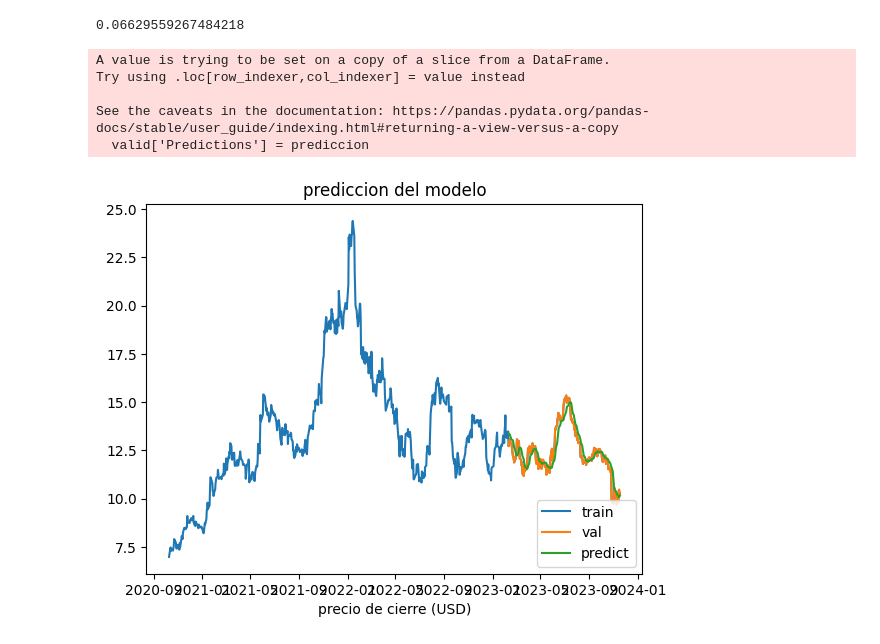
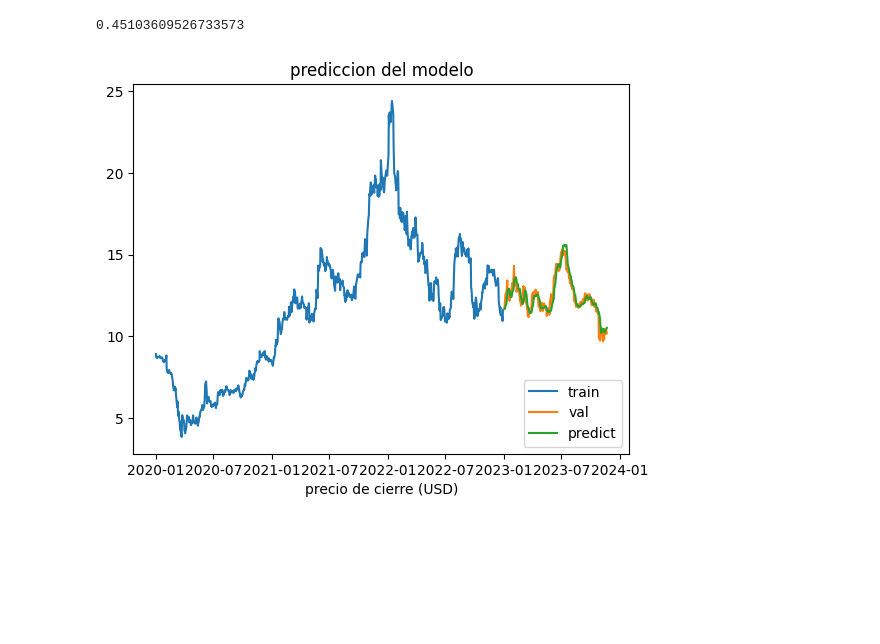
Before and after one commit to NahuelBarriga/IA2023, a Jupyter notebook: Redes Neuronales/TpFinal.ipynb, the cells around one changed output. Drawn from its saved outputs; the diff is of its cells as text; code cells hidden in the pictures; blank space fills up the shorter version.

```diff
--- a/Redes Neuronales/TpFinal.ipynb
+++ b/Redes Neuronales/TpFinal.ipynb
@@ -46,9 +54,10 @@ plt.show()
 # %%
 #normalizar la data
 scaler = MinMaxScaler(feature_range=(0,1))
-dataNorm = scaler.fit_transform(dataSet)
+dataNormTrain = scaler.fit_transform(dataTrain)
+dataNormTest = scaler.fit_transform(dataTest)
 
-print(dataNorm)
+print(dataNormTrain)
 # %% [output]
 [[0.24652427]
  [0.23683027]
@@ -70,12 +79,12 @@ print(dataNorm)
 # %%
 #crear el dataset de entrenamiento
-dataTrain = dataNorm[0:dataTrainLen, :]
 #separar entre X e Y dataSets
 #X son las entradas e Y es la salida esperada
-print(dataTrain)
 x_train = []
 y_train = []
-
-for i in range(60,len(dataTrain)):
-    x_train.append(dataTrain[i-60:i,0])
-    y_train.append(dataTrain[i,0])
+for i in range(stride,len(dataNormTrain)):
+    x_train.append(dataNormTrain[i-stride:i,0])
+    y_train.append(dataNormTrain[i,0])
+    # if i<=61:
+    #     print(x_train)
+    #     print(y_train)
@@ -111,9 +98,8 @@ print(x_train.shape)
 # %%
-#construir la red LSTM
+#construir la red LSTM #!aprender que hace esto bien (o buscar el codigo pelado)
 model = Sequential()
-model.add(LSTM(50,return_sequences=True, input_shape = (x_train.shape[1],1)))
-model.add(LSTM(50, return_sequences=False))
-model.add(Dense(25))
+model.add(LSTM(10,return_sequences=False, input_shape = (x_train.shape[1],1), activation= "linear"))
+# model.add(LSTM(50, return_sequences=False))
 model.add(Dense(1))
 # %%
 #compilar el modelo
@@ -130,16 +116,20 @@ model.fit(x_train, y_train, batch_size= 1, epochs= 1)
 <keras.src.callbacks.History at 0x...>
 # %%
 #crea datos para test
-dataTest = dataNorm[dataTrainLen-60:, :]
 #separa en X y en Y
+testData = np.concatenate((dataNormTrain[-stride:,:],dataNormTest))
+
+print(testData.shape)
 x_test = []
-y_test = dataSet[dataTrainLen:,:]
+y_test = dataTest[:,:]
 
-for i in range(60, len(dataTest)):
-     x_test.append(dataTest[i-60:i,0])
+print(len(dataNormTest))
+
+for i in range(stride, len(testData)):
+     x_test.append(testData[i-stride:i,0])
 #X contiene los valores no contempleados en el train, e y contiene la salida esperada
-
 x_test = np.array(x_test)
 x_test = np.reshape(x_test,(x_test.shape[0], x_test.shape[1],1))
 print(x_test.shape)
+print(y_test.shape)
 # %% [output]
@@ -153,30 +146,26 @@ prediccion = scaler.inverse_transform(prediccion)
 # %%
 #calcular error del modelo (RMSE)
-rmse = np.sqrt(np.mean(prediccion - y_test)**2)
+#!chequear que el error este bien
+rmse = np.sqrt(np.mean((prediccion - y_test)**2))
 print(rmse)
 prediccion = np.flip(prediccion)
 # %% [output]
-0.06629559267484218
+0.45103609526733573
 # %%
 #grafica
-train = data[:dataTrainLen]
-valid = data[:len(data)-dataTrainLen]
+train = dfTrain
+valid = dfTest
 valid['Predictions'] = prediccion
 #plot
 plt.title("prediccion del modelo")
 plt.xlabel("modelo")
 plt.xlabel("precio de cierre (USD)")
 plt.plot(train['Close'])
 plt.plot(valid[['Close', 'Predictions']])
 plt.legend(['train', 'val', 'predict'], loc = 'lower right')
 plt.show()
 # %% [output]
-A value is trying to be set on a copy of a slice from a DataFrame.
-Try using .loc[row_indexer,col_indexer] = value instead
-
-See the caveats in the documentation: https://pandas.pydata.org/pandas-docs/stable/user_guide/indexing.html#returning-a-view-versus-a-copy
-  valid['Predictions'] = prediccion
-[figure, old version]
+[figure, new version]
 # %%
 #imprimir los valores
 print(valid)
```
Also changed, not shown: parts of 10 cells of this notebook.
